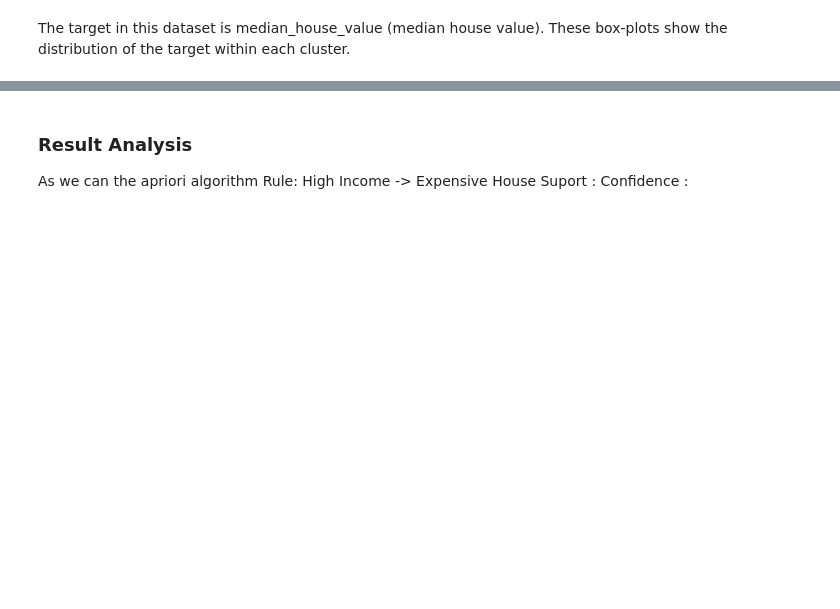
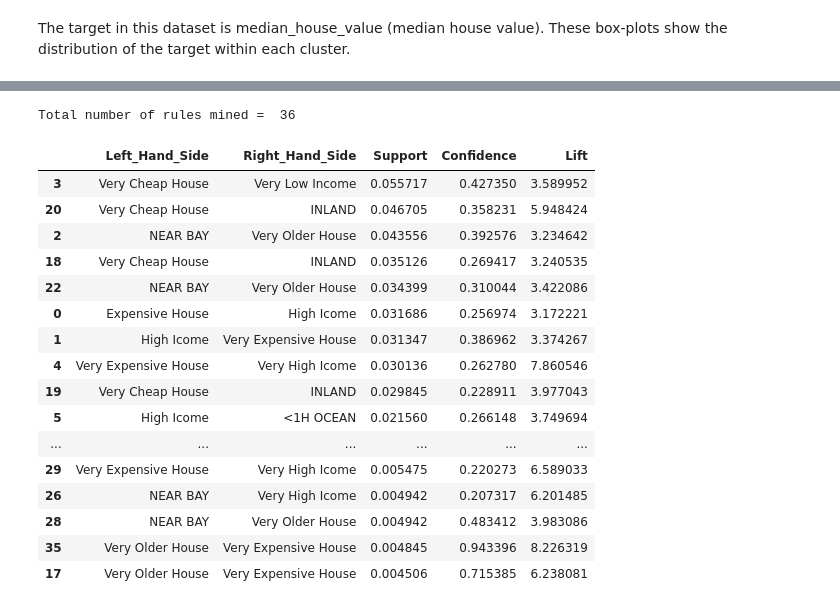
Before and after one commit to JoelJonassi/ArtificialIntelligence15505and19698, a Jupyter notebook: IA_Projeto02_G01/IA_Project02_G01.ipynb, the cells around one changed output, grey strips where cells are left out. Saved outputs shown, nothing was run; the diff lists cells and outputs as text; code cells hidden in the pictures; blank space fills up the shorter version.

Commit message:
Add description of data preparation of association rules Add table for associations visualization

```diff
--- a/IA_Projeto02_G01/IA_Project02_G01.ipynb
+++ b/IA_Projeto02_G01/IA_Project02_G01.ipynb
@@ -375,5 +389,5 @@ records = []
 for i in range(0, len(data)):
     records.append([str(data.values[i, j]) for j in range(0, 4)])
 # %%
-association_rules = apriori(records, min_support=0.0045, min_confidence=0.2, min_lift=3, min_length=3) # creation of the model
+association_rules = apriori(records, min_support=0.0045, min_confidence=0.2, min_lift=3, max_length=3) # creation of the model
 association_results = list(association_rules)
@@ -390,7 +394,31 @@ print("Total number of rules mined = " , len(association_results))
-# %% [markdown]
-### Result Analysis
-
-As we can the apriori algorithm
-Rule: High Income -> Expensive House
-Suport :
-Confidence :
+# %%
+def inspect(association_results):
+    lhs         = [tuple(result[2][0][0])[0] for result in association_results]
+    rhs         = [tuple(result[2][0][1])[0] for result in association_results]
+    support    = [result[1] for result in association_results]
+    confidence = [result[2][0][2] for result in association_results]
+    lift       = [result[2][0][3] for result in association_results]
+    return list(zip(lhs, rhs, support, confidence, lift))
+
+output_DataFrame = pd.DataFrame(inspect(association_results), columns = ['Left_Hand_Side', 'Right_Hand_Side', 'Support', 'Confidence', 'Lift'])
+print("Total number of rules mined = " , len(association_results))
+output_DataFrame.nlargest(n = 90, columns = 'Support')
+# %% [output]
+Total number of rules mined =  36
+|  | Left_Hand_Side | Right_Hand_Side | Support | Confidence | Lift |
+| 3 | Very Cheap House | Very Low Income | 0.055717 | 0.427350 | 3.589952 |
+| 20 | Very Cheap House | INLAND | 0.046705 | 0.358231 | 5.948424 |
+| 2 | NEAR BAY | Very Older House | 0.043556 | 0.392576 | 3.234642 |
+| 18 | Very Cheap House | INLAND | 0.035126 | 0.269417 | 3.240535 |
+| 22 | NEAR BAY | Very Older House | 0.034399 | 0.310044 | 3.422086 |
+| 0 | Expensive House | High Icome | 0.031686 | 0.256974 | 3.172221 |
+| 1 | High Icome | Very Expensive House | 0.031347 | 0.386962 | 3.374267 |
+| 4 | Very Expensive House | Very High Icome | 0.030136 | 0.262780 | 7.860546 |
+| 19 | Very Cheap House | INLAND | 0.029845 | 0.228911 | 3.977043 |
+| 5 | High Icome | <1H OCEAN | 0.021560 | 0.266148 | 3.749694 |
+| ... | ... | ... | ... | ... | ... |
+| 29 | Very Expensive House | Very High Icome | 0.005475 | 0.220273 | 6.589033 |
+| 26 | NEAR BAY | Very High Icome | 0.004942 | 0.207317 | 6.201485 |
+| 28 | NEAR BAY | Very Older House | 0.004942 | 0.483412 | 3.983086 |
+| 35 | Very Older House | Very Expensive House | 0.004845 | 0.943396 | 8.226319 |
+| 17 | Very Older House | Very Expensive House | 0.004506 | 0.715385 | 6.238081 |
```
Also changed, not shown: parts of 14 cells of this notebook.
